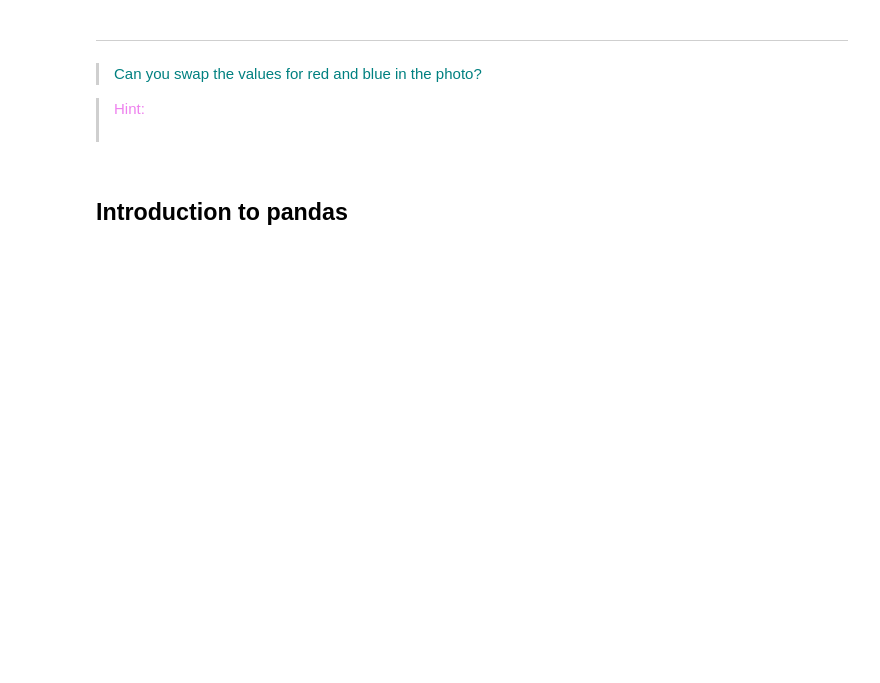
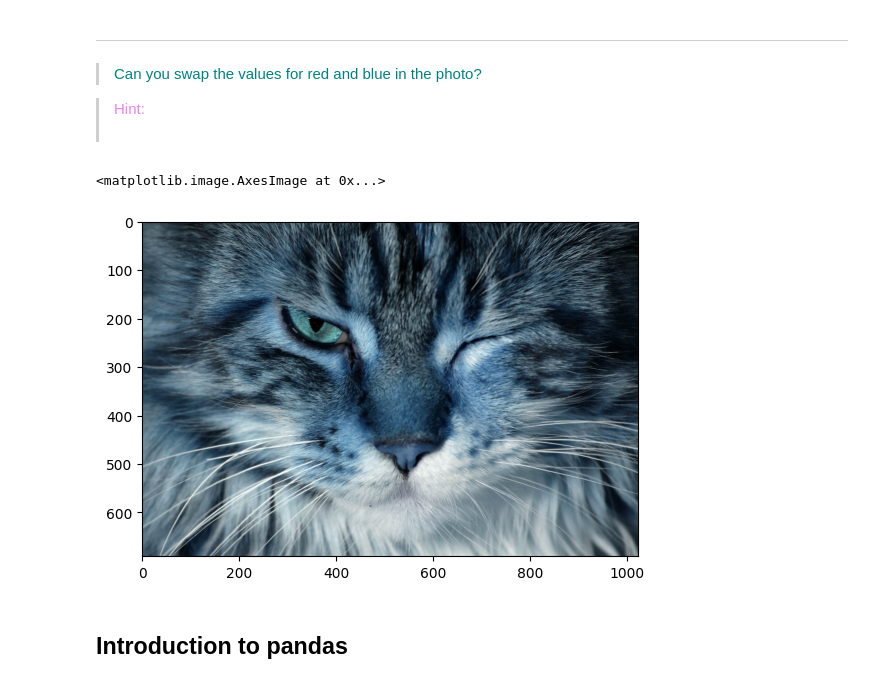
Before and after one commit to rKeller123/Programming-for-Data-Scientists-II, a Jupyter notebook: 1_Tutorials/2_1_Modules_Numpy_Pandas.ipynb, the cells around one changed output. Drawn from its saved outputs; the diff is of its cells as text; code cells hidden in the pictures; blank space fills up the shorter version.

```diff
--- a/1_Tutorials/2_1_Modules_Numpy_Pandas.ipynb
+++ b/1_Tutorials/2_1_Modules_Numpy_Pandas.ipynb
@@ -246,6 +369,12 @@ Can you compress the image by a factor of 100 by just using every 10th row and e
 >  <font color='teal'> Can you swap the values for red and blue in the photo?
 
 > <font color='violet'> Hint: </font><font color='white'>You could flip/invert the order of the third dimension of the array which holds the RGB-values. Inverting the order (RGB -> BGR) will effectively take the blue-value for red and the red-value for blue.
+# %%
+
+plt.imshow(photo[:, :, ::-1])
+# %% [output]
+<matplotlib.image.AxesImage at 0x...>
+[figure, added]
 # %% [markdown]
 ## Introduction to pandas
 # %% [markdown]
```
Also changed, not shown: parts of 55 cells of this notebook, 1 other file.
